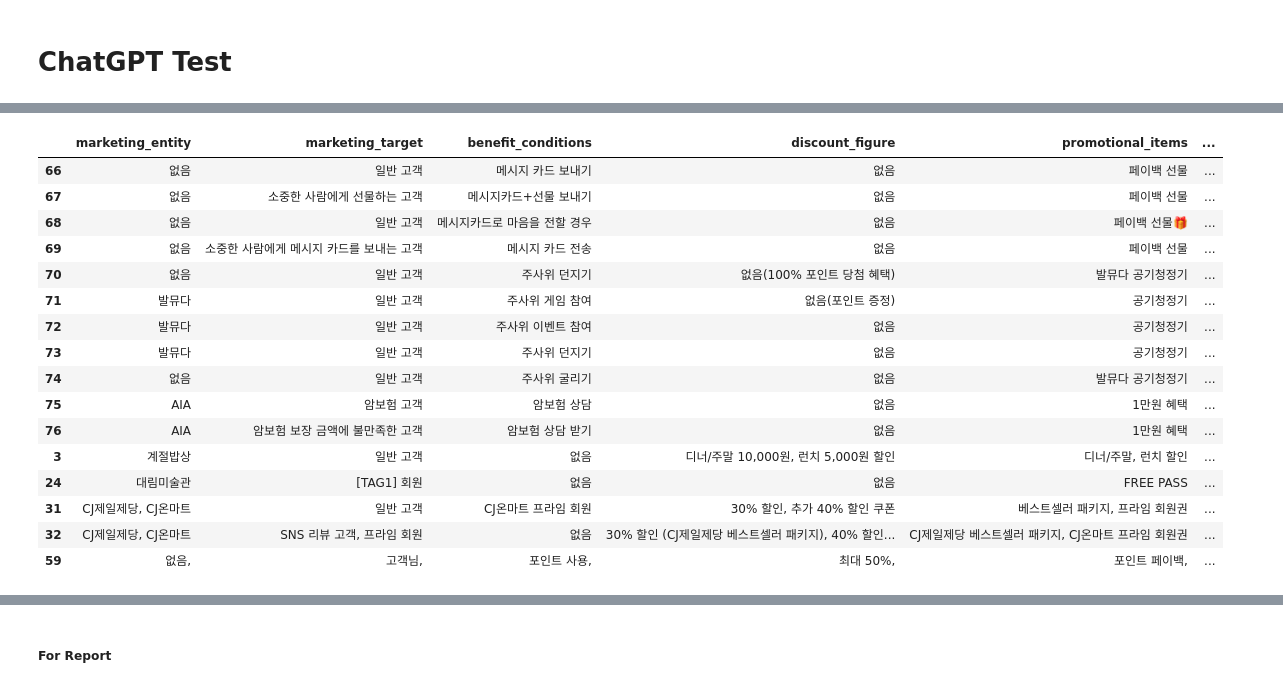
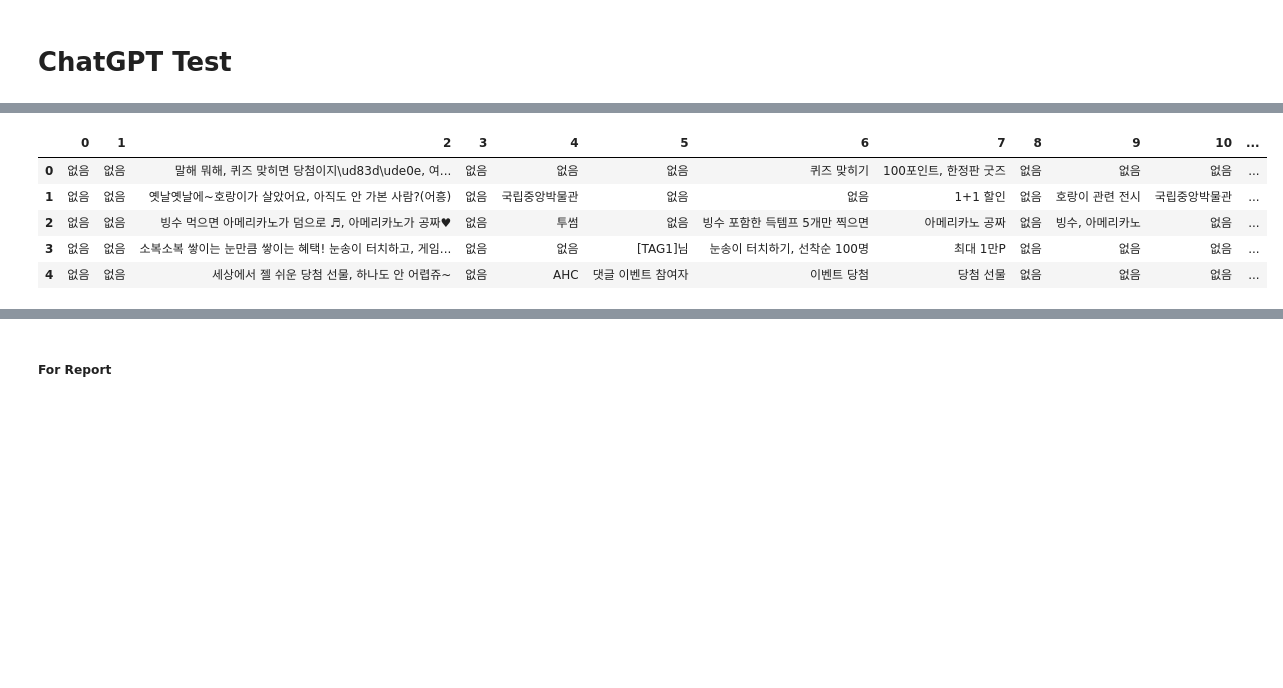
Before and after one commit to textnetkr/Advertising_By_Personality, a Jupyter notebook: src/business_model/keyword_extraction/gpt4.ipynb, the cells around one changed output, grey strips where cells are left out. Cells and saved outputs as stored; diff of their text form; code cells hidden in the pictures; blank space fills up the shorter version.

```diff
--- a/src/business_model/keyword_extraction/gpt4.ipynb
+++ b/src/business_model/keyword_extraction/gpt4.ipynb
@@ -205,20 +383,9 @@ df_split_temp.rename(columns={0:'marketing_entity', 1:'marketing_target',	2:'ben
-# %%
-df_split_temp.iloc[61:]
-# %% [output]
-|  | marketing_entity | marketing_target | benefit_conditions | discount_figure | promotional_items | ... |
-| 66 | 없음 | 일반 고객 | 메시지 카드 보내기 | 없음 | 페이백 선물 | ... |
-| 67 | 없음 | 소중한 사람에게 선물하는 고객 | 메시지카드+선물 보내기 | 없음 | 페이백 선물 | ... |
-| 68 | 없음 | 일반 고객 | 메시지카드로 마음을 전할 경우 | 없음 | 페이백 선물🎁 | ... |
-| 69 | 없음 | 소중한 사람에게 메시지 카드를 보내는 고객 | 메시지 카드 전송 | 없음 | 페이백 선물 | ... |
-| 70 | 없음 | 일반 고객 | 주사위 던지기 | 없음(100% 포인트 당첨 혜택) | 발뮤다 공기청정기 | ... |
-| 71 | 발뮤다 | 일반 고객 | 주사위 게임 참여 | 없음(포인트 증정) | 공기청정기 | ... |
-| 72 | 발뮤다 | 일반 고객 | 주사위 이벤트 참여 | 없음 | 공기청정기 | ... |
-| 73 | 발뮤다 | 일반 고객 | 주사위 던지기 | 없음 | 공기청정기 | ... |
-| 74 | 없음 | 일반 고객 | 주사위 굴리기 | 없음 | 발뮤다 공기청정기 | ... |
-| 75 | AIA | 암보험 고객 | 암보험 상담 | 없음 | 1만원 혜택 | ... |
-| 76 | AIA | 암보험 보장 금액에 불만족한 고객 | 암보험 상담 받기 | 없음 | 1만원 혜택 | ... |
-| 3 | 계절밥상 | 일반 고객 | 없음 | 디너/주말 10,000원, 런치 5,000원 할인 | 디너/주말, 런치 할인 | ... |
-| 24 | 대림미술관 | [TAG1] 회원 | 없음 | 없음 | FREE PASS | ... |
-| 31 | CJ제일제당, CJ온마트 | 일반 고객 | CJ온마트 프라임 회원 | 30% 할인, 추가 40% 할인 쿠폰 | 베스트셀러 패키지, 프라임 회원권 | ... |
-| 32 | CJ제일제당, CJ온마트 | SNS 리뷰 고객, 프라임 회원 | 없음 | 30% 할인 (CJ제일제당 베스트셀러 패키지), 40% 할인... | CJ제일제당 베스트셀러 패키지, CJ온마트 프라임 회원권 | ... |
-| 59 | 없음, | 고객님, | 포인트 사용, | 최대 50%, | 포인트 페이백, | ... |
+# %%
+df_split_temp.head()
+# %% [output]
+|  | 0 | 1 | 2 | 3 | 4 | 5 | 6 | 7 | 8 | 9 | 10 | ... |
+| 0 | 없음 | 없음 | 말해 뭐해, 퀴즈 맞히면 당첨이지\ud83d\ude0e, 여... | 없음 | 없음 | 없음 | 퀴즈 맞히기 | 100포인트, 한정판 굿즈 | 없음 | 없음 | 없음 | ... |
+| 1 | 없음 | 없음 | 옛날옛날에~호랑이가 살았어요, 아직도 안 가본 사람?(어흥) | 없음 | 국립중앙박물관 | 없음 | 없음 | 1+1 할인 | 없음 | 호랑이 관련 전시 | 국립중앙박물관 | ... |
+| 2 | 없음 | 없음 | 빙수 먹으면 아메리카노가 덤으로 ♬, 아메리카노가 공짜♥ | 없음 | 투썸 | 없음 | 빙수 포함한 득템프 5개만 찍으면 | 아메리카노 공짜 | 없음 | 빙수, 아메리카노 | 없음 | ... |
+| 3 | 없음 | 없음 | 소복소복 쌓이는 눈만큼 쌓이는 혜택! 눈송이 터치하고, 게임... | 없음 | 없음 | [TAG1]님 | 눈송이 터치하기, 선착순 100명 | 최대 1만P | 없음 | 없음 | 없음 | ... |
+| 4 | 없음 | 없음 | 세상에서 젤 쉬운 당첨 선물, 하나도 안 어렵쥬~ | 없음 | AHC | 댓글 이벤트 참여자 | 이벤트 당첨 | 당첨 선물 | 없음 | 없음 | 없음 | ... |
```
Also changed, not shown: parts of 22 cells of this notebook, 3 other files.
